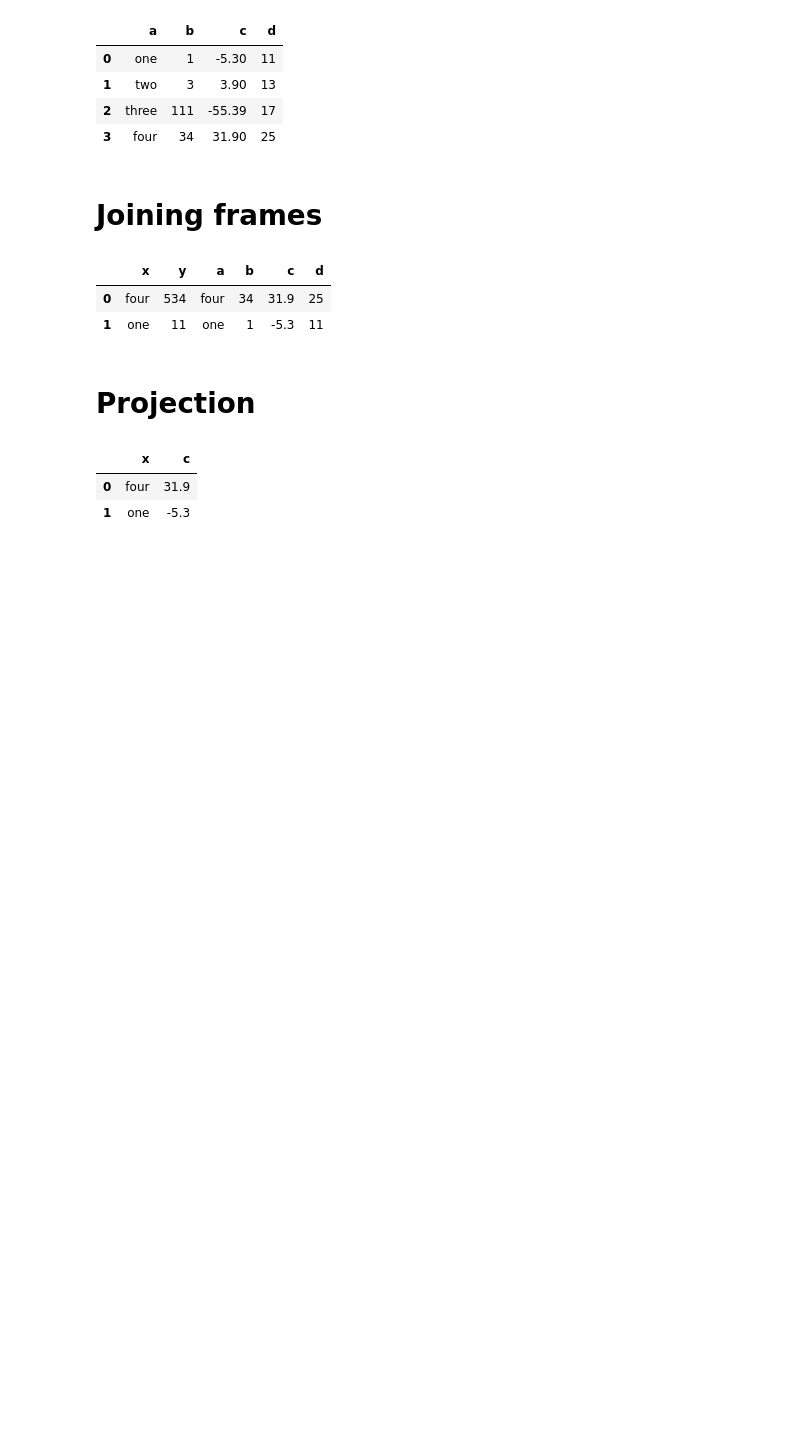
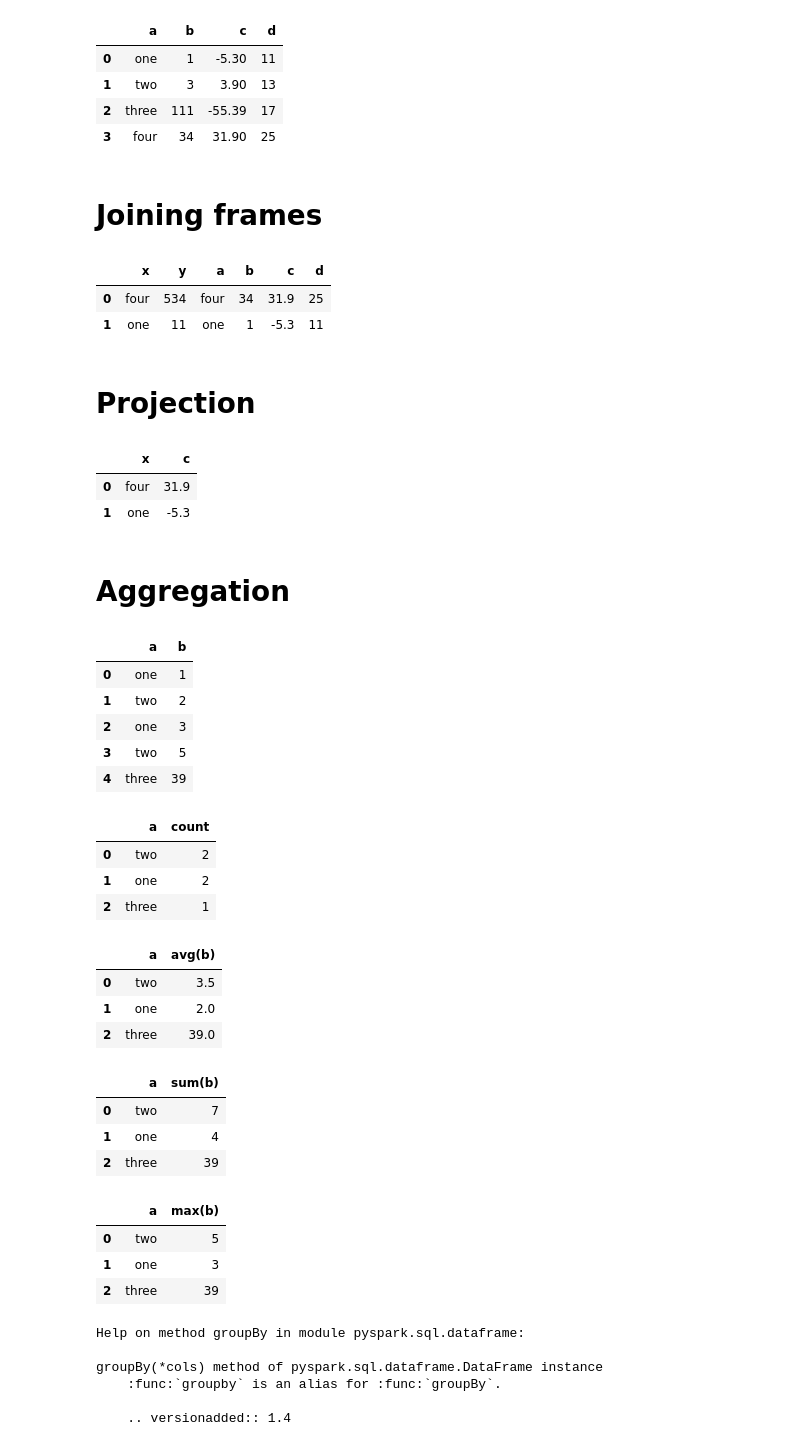
Before and after one commit to igory1999/Hadoop_video, a Jupyter notebook: Spark/SQL/lab/SparkSQL1.ipynb, the cells around one changed output. Saved outputs shown, nothing was run; the diff lists cells and outputs as text; code cells hidden in the pictures; blank space fills up the shorter version.

```diff
--- a/Spark/SQL/lab/SparkSQL1.ipynb
+++ b/Spark/SQL/lab/SparkSQL1.ipynb
@@ -372,3 +356,53 @@ df5.toPandas()
 |  | x | c |
 | 0 | four | 31.9 |
 | 1 | one | -5.3 |
+# %% [markdown]
+# Aggregation
+# %%
+df6 = spark.createDataFrame([["one", 1], ["two",2], ["one", 3], ["two", 5],["three", 39]], schema=["a","b"])
+# %%
+df6.toPandas()
+# %% [output]
+|  | a | b |
+| 0 | one | 1 |
+| 1 | two | 2 |
+| 2 | one | 3 |
+| 3 | two | 5 |
+| 4 | three | 39 |
+# %%
+df6.groupby("a").count().toPandas()
+# %% [output]
+|  | a | count |
+| 0 | two | 2 |
+| 1 | one | 2 |
+| 2 | three | 1 |
+# %%
+df6.groupBy("a").agg(mean("b")).toPandas()
+# %% [output]
+|  | a | avg(b) |
+| 0 | two | 3.5 |
+| 1 | one | 2.0 |
+| 2 | three | 39.0 |
+# %%
+df6.groupBy("a").agg(sum("b")).toPandas()
+# %% [output]
+|  | a | sum(b) |
+| 0 | two | 7 |
+| 1 | one | 4 |
+| 2 | three | 39 |
+# %%
+df6.groupBy("a").agg(max("b")).toPandas()
+# %% [output]
+|  | a | max(b) |
+| 0 | two | 5 |
+| 1 | one | 3 |
+| 2 | three | 39 |
+# %%
+help(df6.groupby)
+# %% [output]
+Help on method groupBy in module pyspark.sql.dataframe:
+
+groupBy(*cols) method of pyspark.sql.dataframe.DataFrame instance
+    :func:`groupby` is an alias for :func:`groupBy`.
+
+    .. versionadded:: 1.4
```
Also changed, not shown: parts of 8 cells of this notebook.
